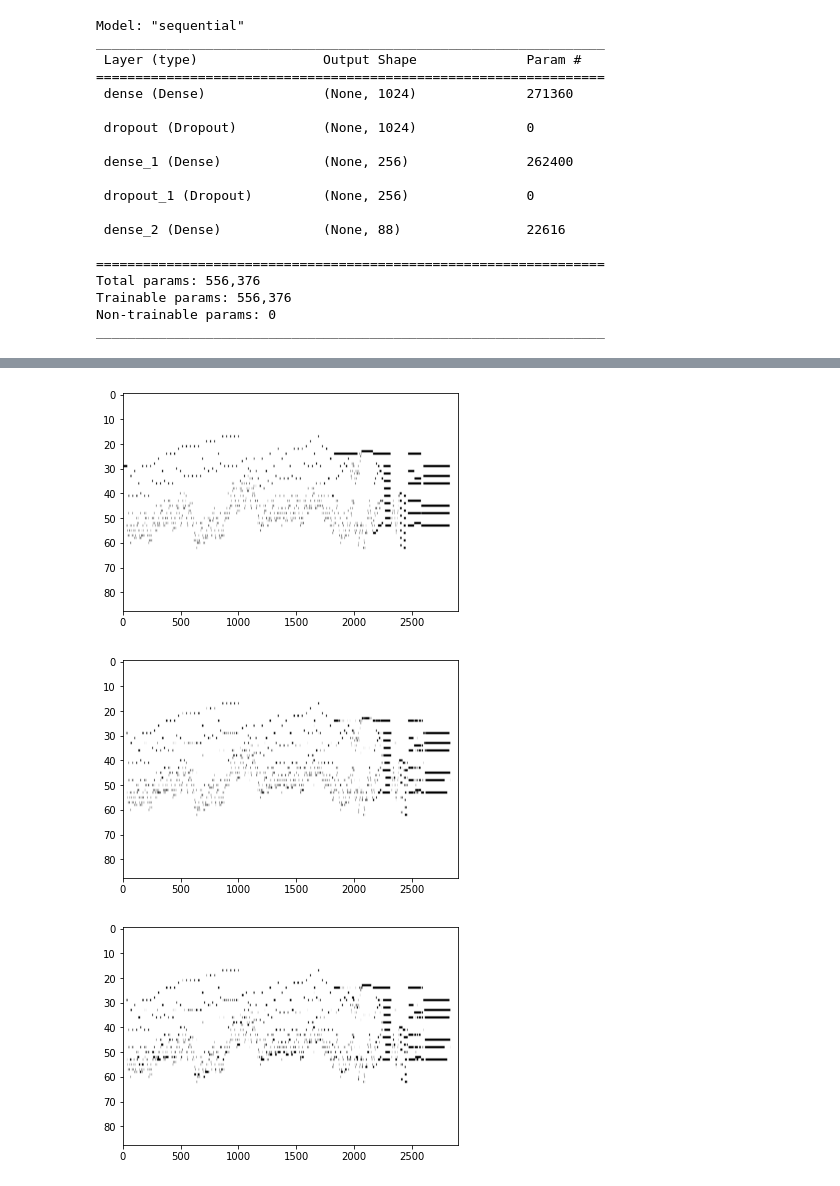
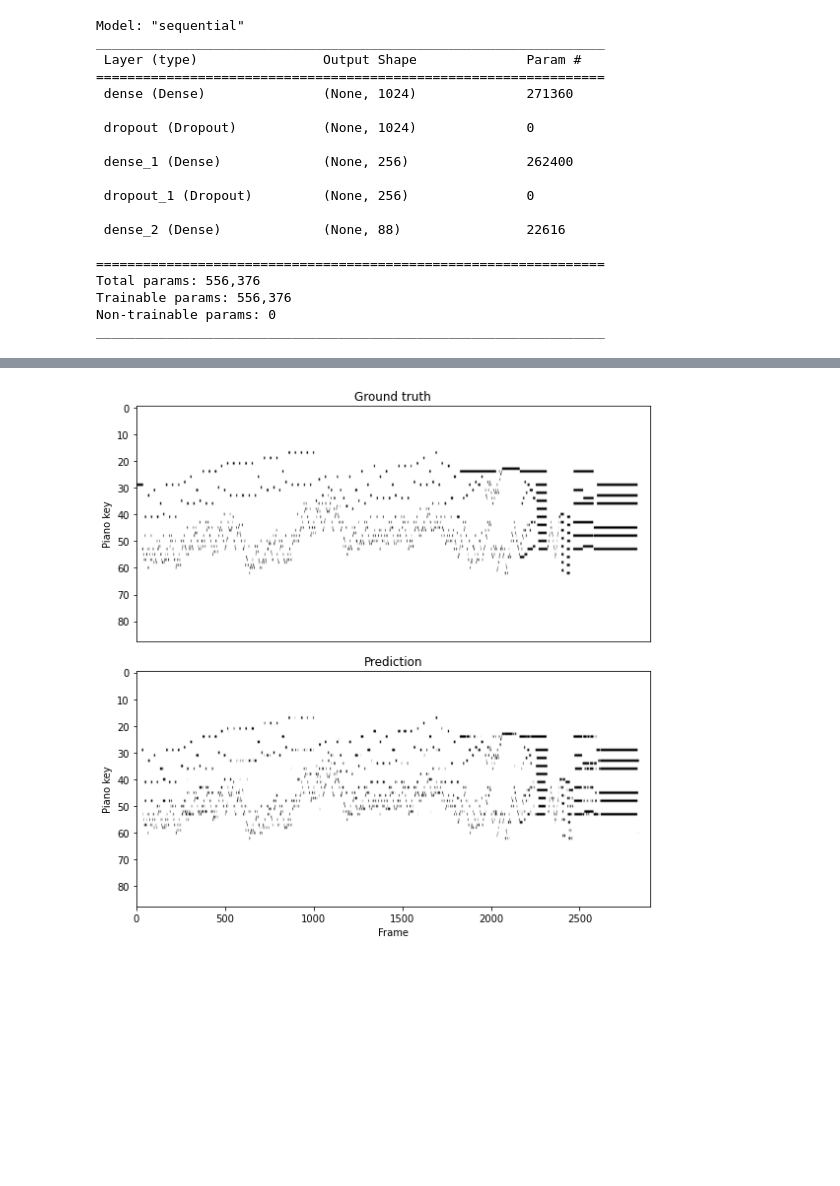
Before and after one commit to zoilo-nl/MML, a Jupyter notebook: Predictor.ipynb, the cells around one changed output, grey strips where cells are left out. Saved outputs shown, nothing was run; the diff lists cells and outputs as text; code cells hidden in the pictures; blank space fills up the shorter version.

Commit message:
Prettied Predictor notebook

```diff
--- a/Predictor.ipynb
+++ b/Predictor.ipynb
@@ -80,5 +85,5 @@ def post_process(y, min_note_len, min_rest_len =-1):
 # %%
-model = models.load_model('DNN_training/model.h5')
+model = models.load_model('DNN_training_lr3_hd1_50/model.h5')
 model.summary()
 # %% [output]
 Model: "sequential"
@@ -142,30 +145,19 @@ Duration (s):  92.672
-# %%
-ground_truth = y_test.transpose()
-
-"""
-end_second = 10
-end_index = round(end_second*FRAME_RATE)
-ground_truth = ground_truth[:,0:end_index]
-prediction = prediction[:,0:end_index]
-"""
-plt.figure()
-plt.subplot()
-plt.imshow(ground_truth,cmap='Greys',aspect='auto')
-
-prediction = model.predict(x_test).round().transpose()
-
-plt.figure()
-plt.subplot()
-plt.imshow(prediction,cmap='Greys',aspect='auto')
-
-processed_prediction = post_process(prediction,1,5)
-
-plt.figure()
-plt.subplot()
-plt.imshow(processed_prediction,cmap='Greys',aspect='auto')
-
-np.save(filename+"_prediction", prediction)
-# %% [output]
-[figure, removed]
-[figure, removed]
-[figure, removed]
+# %%
+ground_truth = y_test.transpose()
+prediction = model.predict(x_test).round().transpose()
+
+fig, (ax1, ax2) = plt.subplots(nrows=2, ncols=1, figsize=(8,8))
+
+ax1.imshow(ground_truth,cmap='Greys',aspect='auto')
+ax1.set_title('Ground truth')
+ax1.set_ylabel('Piano key')
+ax1.axes.xaxis.set_visible(False)
+
+ax2.imshow(prediction,cmap='Greys',aspect='auto')
+ax2.set_title('Prediction')
+ax2.set_xlabel('Frame')
+ax2.set_ylabel('Piano key')
+
+fig.tight_layout()
+# %% [output]
+[figure, added]
```
Also changed, not shown: parts of 8 cells of this notebook.
